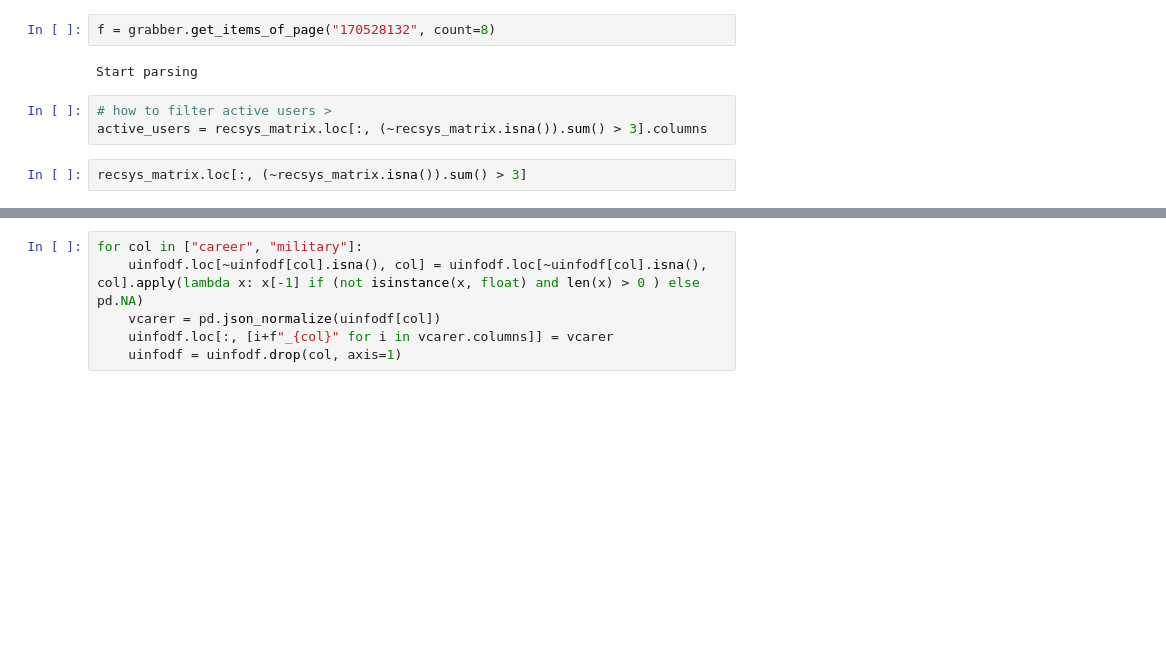
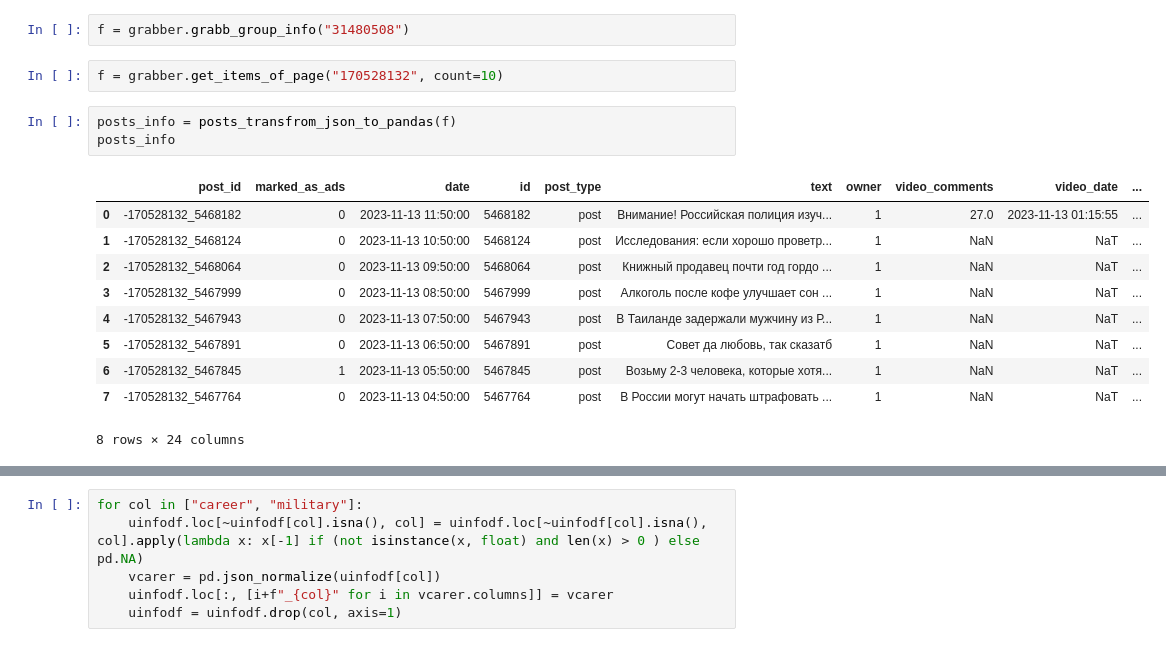
Before and after one commit to geniusserg/UserGenerator, a Jupyter notebook: research.ipynb, the cells around one changed output, grey strips where cells are left out. Saved outputs shown, nothing was run; the diff lists cells and outputs as text; blank space fills up the shorter version.

```diff
--- a/research.ipynb
+++ b/research.ipynb
@@ -8,9 +13,18 @@ import time
+# %%
+f = grabber.grabb_group_info("31480508")
 # %%
-f = grabber.get_items_of_page("170528132", count=8)
+f = grabber.get_items_of_page("170528132", count=10)
-# %% [output]
-Start parsing
-# %%
-# how to filter active users >
-active_users = recsys_matrix.loc[:, (~recsys_matrix.isna()).sum() > 3].columns
-# %%
-recsys_matrix.loc[:, (~recsys_matrix.isna()).sum() > 3]
+# %%
+posts_info = posts_transfrom_json_to_pandas(f)
+posts_info
+# %% [output]
+|  | post_id | marked_as_ads | date | id | post_type | text | owner | video_comments | video_date | ... |
+| 0 | -170528132_5468182 | 0 | 2023-11-13 11:50:00 | 5468182 | post | Внимание! Российская полиция изуч... | 1 | 27.0 | 2023-11-13 01:15:55 | ... |
+| 1 | -170528132_5468124 | 0 | 2023-11-13 10:50:00 | 5468124 | post | Исследования: если хорошо проветр... | 1 | NaN | NaT | ... |
+| 2 | -170528132_5468064 | 0 | 2023-11-13 09:50:00 | 5468064 | post | Книжный продавец почти год гордо ... | 1 | NaN | NaT | ... |
+| 3 | -170528132_5467999 | 0 | 2023-11-13 08:50:00 | 5467999 | post | Алкоголь после кофе улучшает сон ... | 1 | NaN | NaT | ... |
+| 4 | -170528132_5467943 | 0 | 2023-11-13 07:50:00 | 5467943 | post | В Таиланде задержали мужчину из Р... | 1 | NaN | NaT | ... |
+| 5 | -170528132_5467891 | 0 | 2023-11-13 06:50:00 | 5467891 | post | Совет да любовь, так сказатб | 1 | NaN | NaT | ... |
+| 6 | -170528132_5467845 | 1 | 2023-11-13 05:50:00 | 5467845 | post | Возьму 2-3 человека, которые хотя... | 1 | NaN | NaT | ... |
+| 7 | -170528132_5467764 | 0 | 2023-11-13 04:50:00 | 5467764 | post | В России могут начать штрафовать ... | 1 | NaN | NaT | ... |
+8 rows × 24 columns
```
Also changed, not shown: parts of 14 cells of this notebook, 4 other files.
